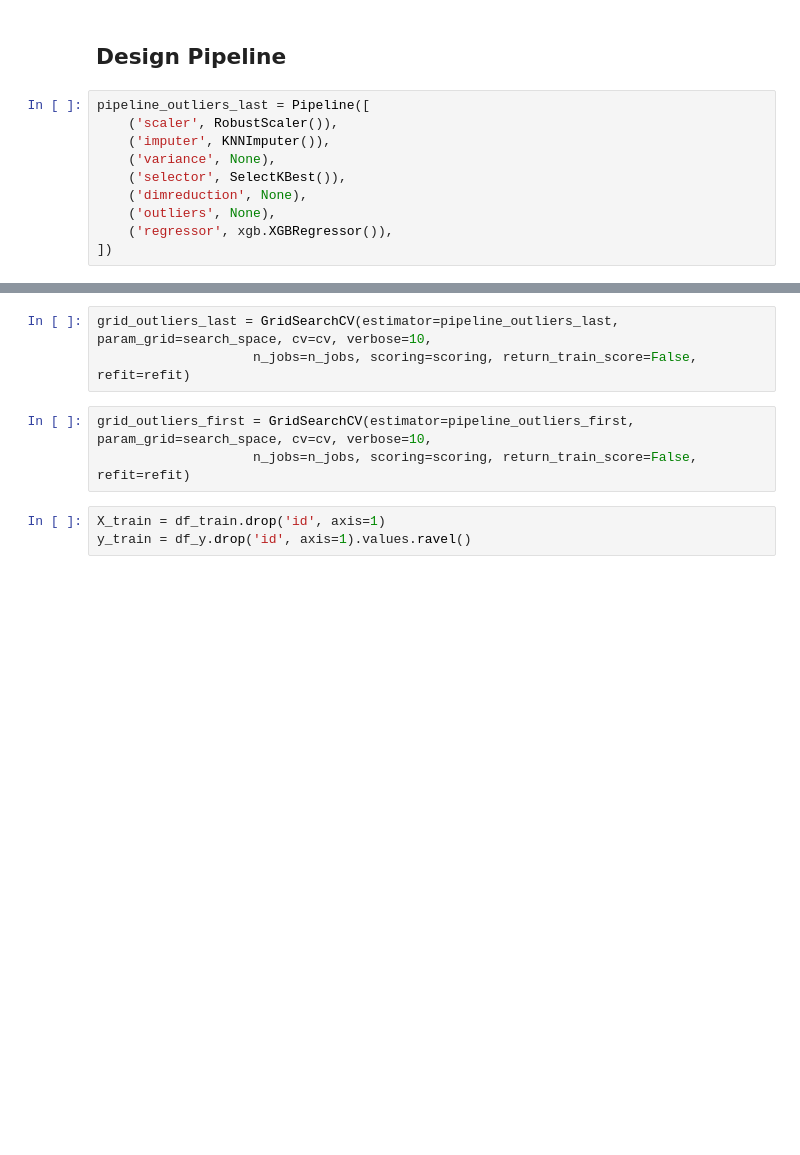
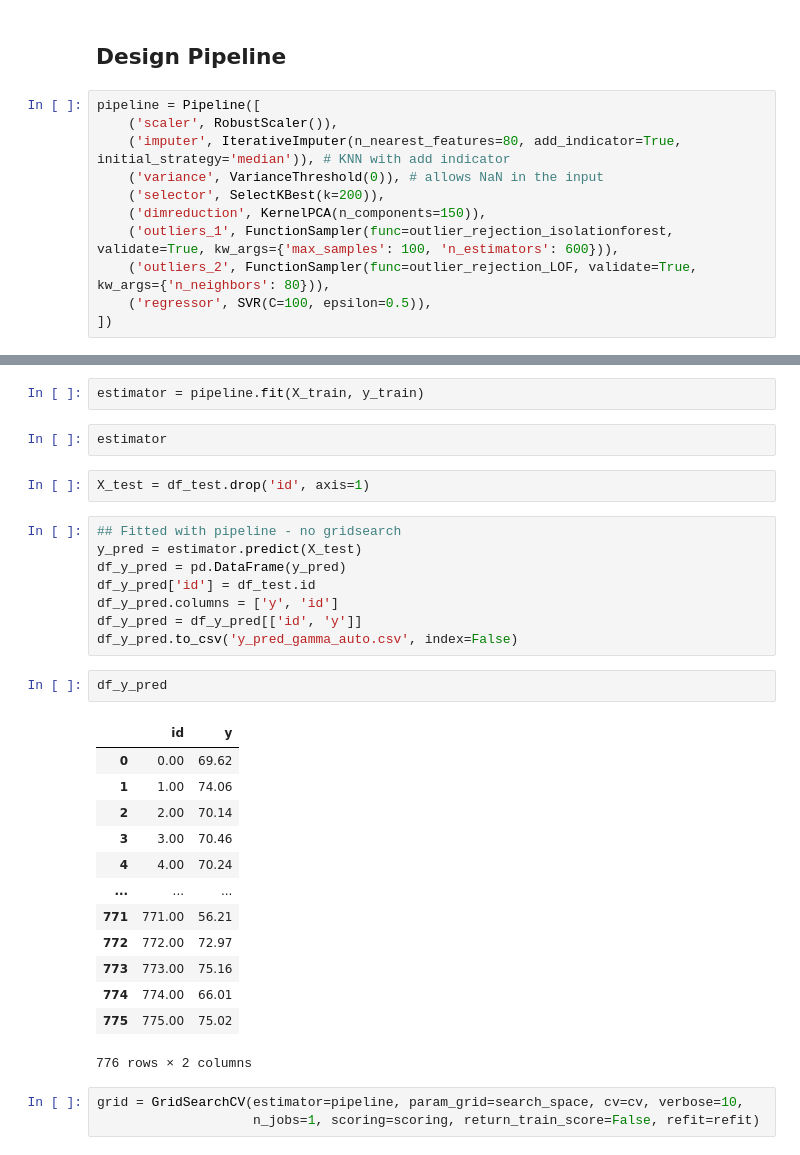
Before and after one commit to jaymoneyjay/aml-project, a Jupyter notebook: task1/pipeline_for_tobi.ipynb, the cells around one changed output, grey strips where cells are left out. Cells and saved outputs as stored; diff of their text form; blank space fills up the shorter version.

Commit message:
updated pipeline

```diff
--- a/task1/pipeline_for_tobi.ipynb
+++ b/task1/pipeline_for_tobi.ipynb
@@ -170,12 +224,13 @@ search_space = [
 # %% [markdown]
 ## Design Pipeline
 # %%
-pipeline_outliers_last = Pipeline([
+pipeline = Pipeline([
     ('scaler', RobustScaler()),
-    ('imputer', KNNImputer()),
-    ('variance', None),
-    ('selector', SelectKBest()),
-    ('dimreduction', None),
-    ('outliers', None),
-    ('regressor', xgb.XGBRegressor()),
+    ('imputer', IterativeImputer(n_nearest_features=80, add_indicator=True, initial_strategy='median')), # KNN with add indicator
+    ('variance', VarianceThreshold(0)), # allows NaN in the input
+    ('selector', SelectKBest(k=200)),
+    ('dimreduction', KernelPCA(n_components=150)),
+    ('outliers_1', FunctionSampler(func=outlier_rejection_isolationforest, validate=True, kw_args={'max_samples': 100, 'n_estimators': 600})),
+    ('outliers_2', FunctionSampler(func=outlier_rejection_LOF, validate=True, kw_args={'n_neighbors': 80})),
+    ('regressor', SVR(C=100, epsilon=0.5)),
 ])
@@ -203,10 +237,34 @@ pipeline_scale_twice = Pipeline([
-# %%
-grid_outliers_last = GridSearchCV(estimator=pipeline_outliers_last, param_grid=search_space, cv=cv, verbose=10,
-                    n_jobs=n_jobs, scoring=scoring, return_train_score=False, refit=refit)
+# %%
+estimator = pipeline.fit(X_train, y_train)
+# %%
+estimator
+# %%
+X_test = df_test.drop('id', axis=1)
+# %%
+## Fitted with pipeline - no gridsearch
+y_pred = estimator.predict(X_test)
+df_y_pred = pd.DataFrame(y_pred)
+df_y_pred['id'] = df_test.id
+df_y_pred.columns = ['y', 'id']
+df_y_pred = df_y_pred[['id', 'y']]
+df_y_pred.to_csv('y_pred_gamma_auto.csv', index=False)
+# %%
+df_y_pred
+# %% [output]
+|  | id | y |
+| 0 | 0.00 | 69.62 |
+| 1 | 1.00 | 74.06 |
+| 2 | 2.00 | 70.14 |
+| 3 | 3.00 | 70.46 |
+| 4 | 4.00 | 70.24 |
+| ... | ... | ... |
+| 771 | 771.00 | 56.21 |
+| 772 | 772.00 | 72.97 |
+| 773 | 773.00 | 75.16 |
+| 774 | 774.00 | 66.01 |
+| 775 | 775.00 | 75.02 |
+776 rows × 2 columns
 # %%
-grid_outliers_first = GridSearchCV(estimator=pipeline_outliers_first, param_grid=search_space, cv=cv, verbose=10,
-                    n_jobs=n_jobs, scoring=scoring, return_train_score=False, refit=refit)
+grid = GridSearchCV(estimator=pipeline, param_grid=search_space, cv=cv, verbose=10,
+                    n_jobs=1, scoring=scoring, return_train_score=False, refit=refit)
-# %%
-X_train = df_train.drop('id', axis=1)
-y_train = df_y.drop('id', axis=1).values.ravel()
 # %%
```
Also changed, not shown: parts of 27 cells of this notebook.
